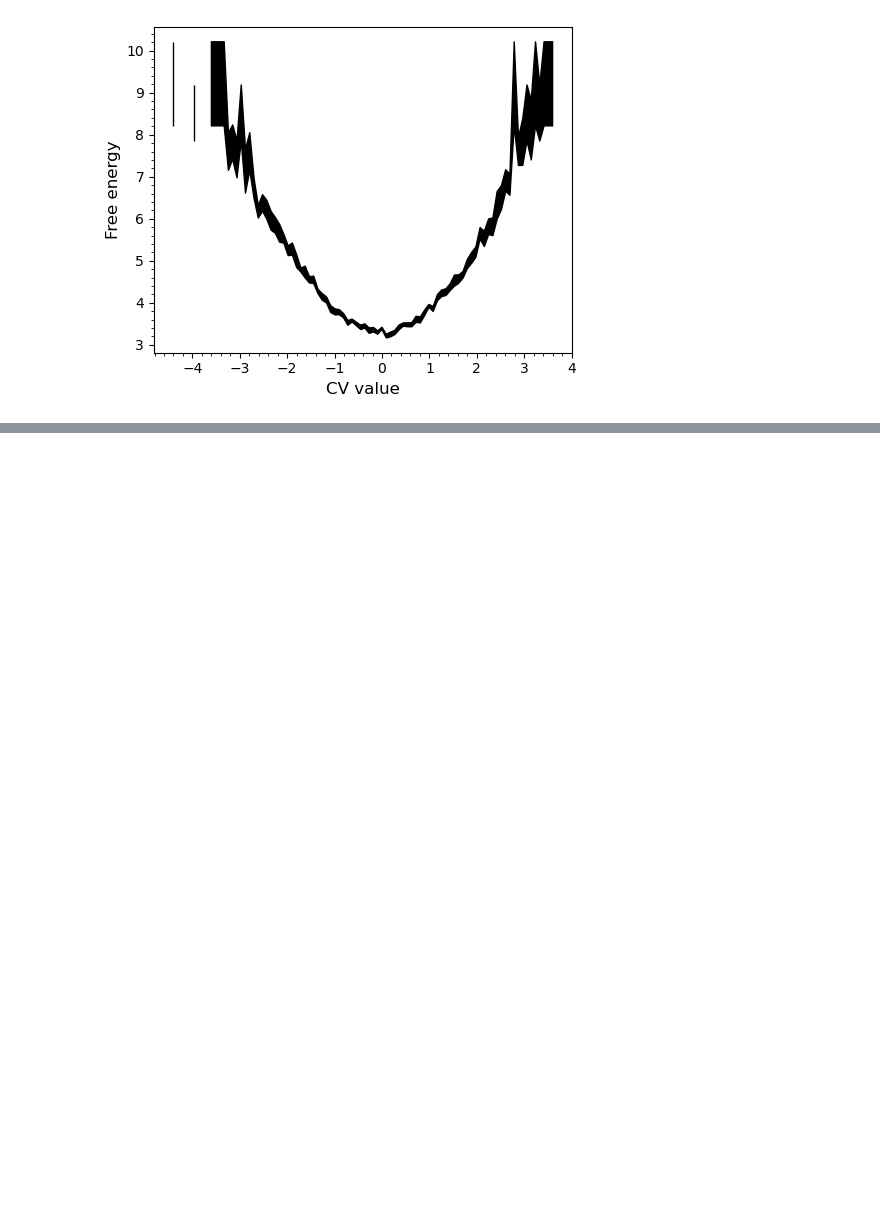
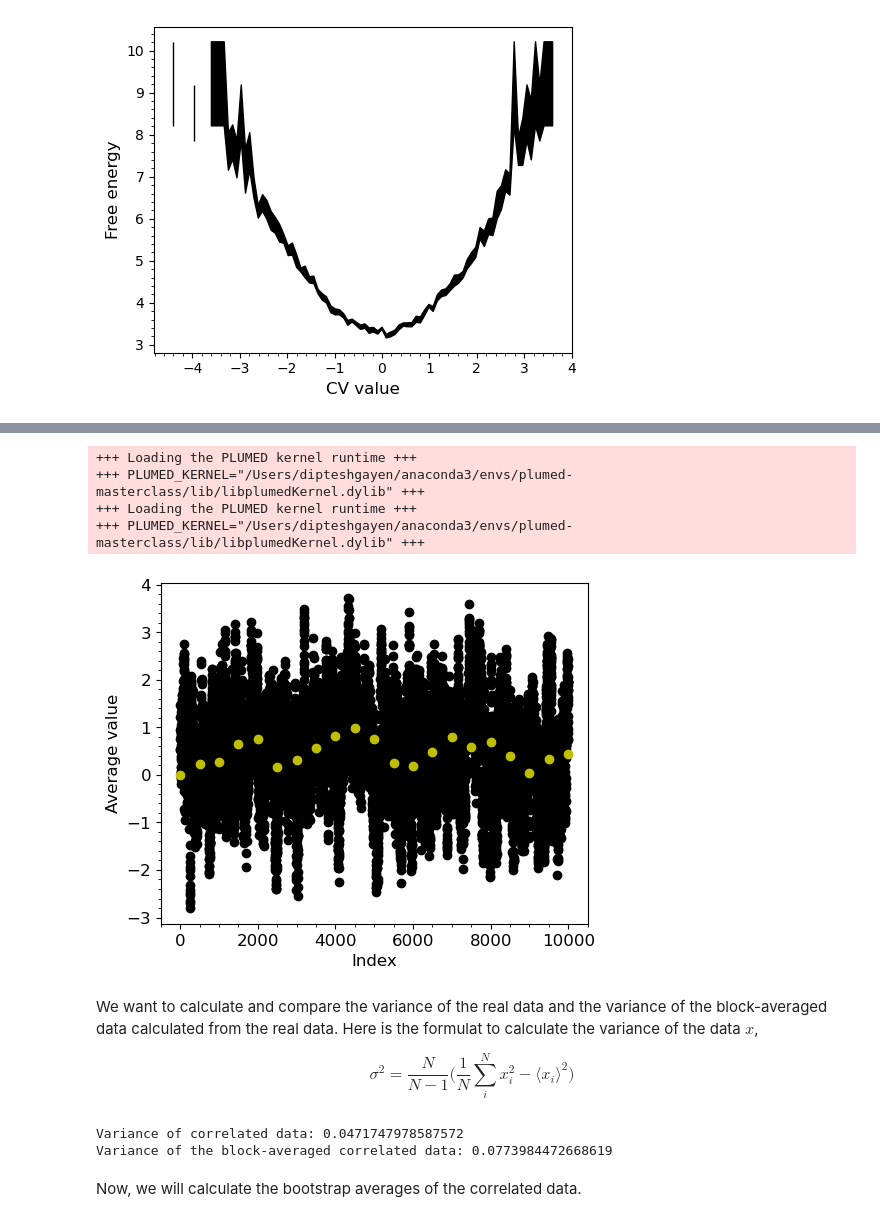
Before and after one commit to heyitsdipu/PLUMED-hands-on, a Jupyter notebook: masterclass-21-2/notebooks/exercise.ipynb, the cells around one changed output, grey strips where cells are left out. Cells and saved outputs as stored; diff of their text form; code cells hidden in the pictures; blank space fills up the shorter version.

Commit message:
Update masterclass-21-2

```diff
--- a/masterclass-21-2/notebooks/exercise.ipynb
+++ b/masterclass-21-2/notebooks/exercise.ipynb
@@ -559,0 +650,54 @@ In Exercise 4, we showed one way to obtain the distribution of the sample mean.
+# %%
+# import PLUMED COLVAR file into pandas dataset
+plt.figure(figsize=(5, 4))
+data_ex7 = plumed.read_as_pandas("Exercise-7/COLVAR")
+data = plumed.read_as_pandas("data/correlated_data")
+
+# plot progressively CV average vs number of frames
+plt.plot()
+
+plt.plot(data["time"], data["rand"], "ko")
+plt.plot(data_ex7["time"], data_ex7["av"], "yo", lw=2)
+
+# Ticks formatting
+plt.xticks(fontsize=12)
+plt.yticks(fontsize=12)
+
+# Improve layout
+plt.tight_layout()
+
+# labels
+plt.xlabel("Index", fontsize=12)
+plt.ylabel("Average value", fontsize=12)
+
+# minor ticks
+plt.minorticks_on()
+
+plt.show()
+# %% [output]
++++ Loading the PLUMED kernel runtime +++
++++ PLUMED_KERNEL="/Users/dipteshgayen/anaconda3/envs/plumed-masterclass/lib/libplumedKernel.dylib" +++
++++ Loading the PLUMED kernel runtime +++
++++ PLUMED_KERNEL="/Users/dipteshgayen/anaconda3/envs/plumed-masterclass/lib/libplumedKernel.dylib" +++
+[figure, added]
+# %% [markdown]
+We want to calculate and compare the variance of the real data and the variance of the block-averaged data calculated from the real data. Here is the formulat to calculate the variance of the data $x$,
+
+$$\sigma^2 = \frac{N}{N-1} \Big( \frac{1}{N} \sum_{i}^{N} x_{i}^2 - \langle x_{i} \rangle^2 \Big)$$
+# %%
+nd = len(data)
+nb = len(data_ex7)
+
+mud = sum(data["rand"]) / nd
+mub = sum(data_ex7["av"]) / nb
+
+vard = (nd/ (nd-1)) * (1/nd * sum(data["rand"] * data["rand"]) - mud*mud)
+varb = (nb/ (nb-1)) * (1/nb * sum(data_ex7["av"] * data_ex7["av"]) - mub*mub)
+
+print(f"Variance of correlated data: {vard/nb}")
+print(f"Variance of the block-averaged correlated data: {varb}")
+# %% [output]
+Variance of correlated data: 0.0471747978587572
+Variance of the block-averaged correlated data: 0.0773984472668619
+# %% [markdown]
+Now, we will calculate the bootstrap averages of the correlated data.
```
Also changed, not shown: parts of 22 cells of this notebook, 17 other files.
